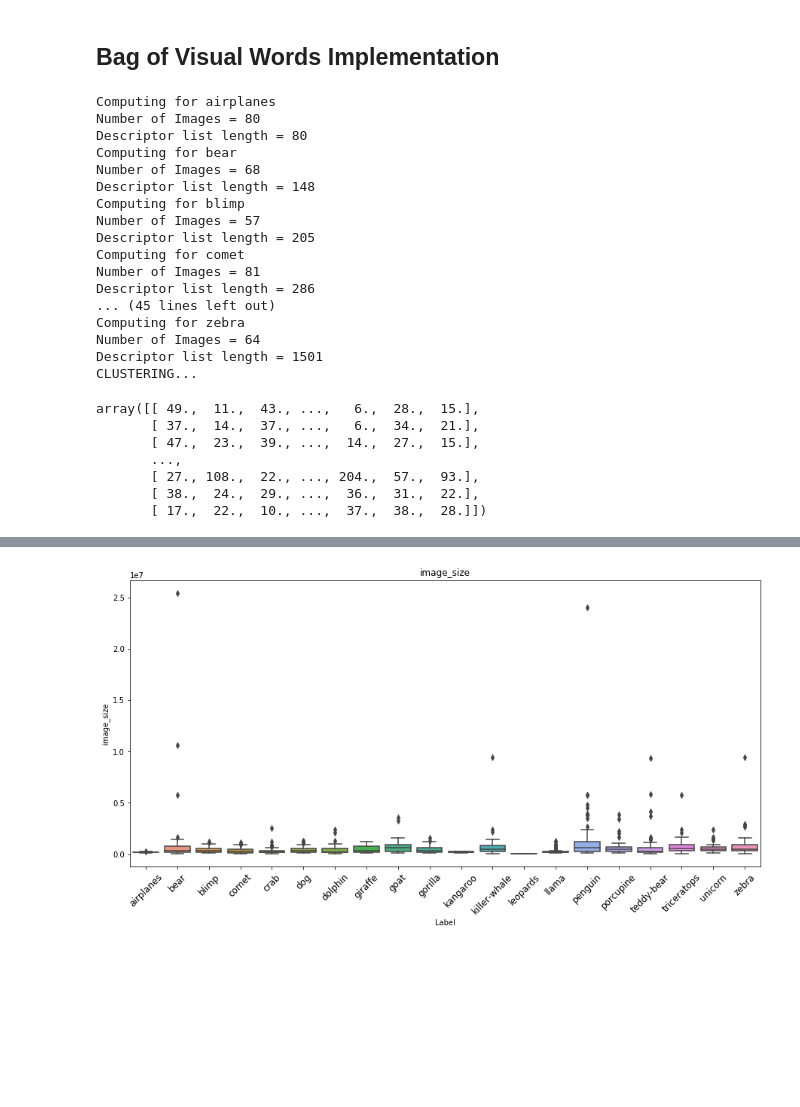
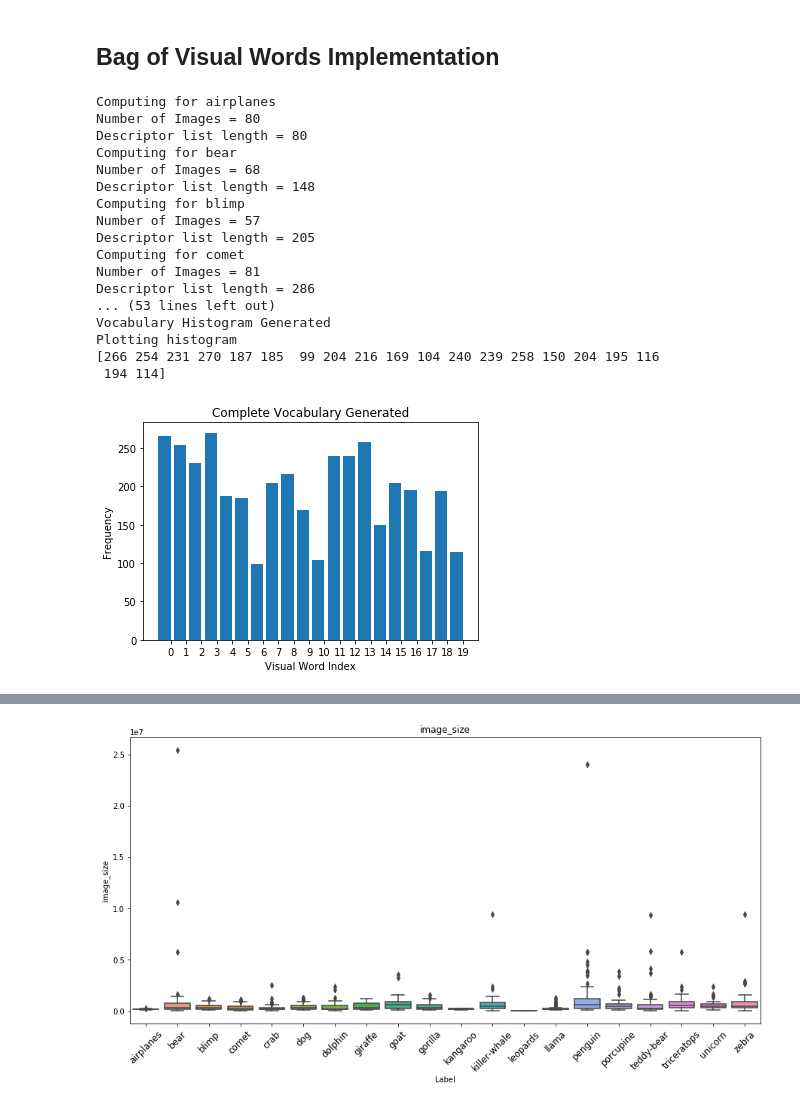
Before and after one commit to vikrantwd/Image_Classification, a Jupyter notebook: GradProject_NB2.ipynb, the cells around one changed output, grey strips where cells are left out. Saved outputs shown, nothing was run; the diff lists cells and outputs as text; code cells hidden in the pictures; blank space fills up the shorter version.

```diff
--- a/GradProject_NB2.ipynb
+++ b/GradProject_NB2.ipynb
@@ -361,7 +363,7 @@ def cluster(descriptor_vstack, kmeans_obj):
     print('CLUSTERING...')
     kmeans_ret = kmeans_obj.fit_predict(descriptor_vstack)
     print('FINISHED CLUSTERING')
-    return kmeans_ret
+    return (kmeans_ret, kmeans_obj)
 
 def developVocabulary(n_clusters, n_images, descriptor_list, kmeans_ret):
 
@@ -411,51 +413,42 @@ def standardize(mega_histogram):
 # %% [markdown]
 ## Bag of Visual Words Implementation
 # %%
-n_clusters = 10
-kmeans = KMeans(n_clusters = n_clusters)
+n_clusters = 20
+kmeans = KMeans(n_clusters = n_clusters, n_jobs = 2)
 sift = cv2.xfeatures2d.SIFT_create()
 
 descriptor_list = []
 
 for lbl in starting_data['Label'].unique():
     sub_df = starting_data[starting_data['Label'] == lbl]
     print(f'Computing for {lbl}')
     print(f'Number of Images = {len(sub_df)}')
     for img in sub_df['Pictures'].values:
         kp, des = features(img)
         descriptor_list.append(des)
     print(f'Descriptor list length = {len(descriptor_list)}')
 
 descriptor_vstack = formatND(descriptor_list)
-ret_kmeans = cluster(descriptor_vstack, kmeans)
+ret_kmeans, kmeans_pred = cluster(descriptor_vstack, kmeans)
 histo = developVocabulary(n_clusters, len(starting_data), descriptor_list, ret_kmeans)
 std_histo = standardize(histo)
 plotHist(std_histo, n_clusters)
 # %% [output]
 Computing for airplanes
 Number of Images = 80
 Descriptor list length = 80
 Computing for bear
 Number of Images = 68
 Descriptor list length = 148
 Computing for blimp
 Number of Images = 57
 Descriptor list length = 205
 Computing for comet
 Number of Images = 81
 Descriptor list length = 286
-... (45 lines left out)
-Computing for zebra
-Number of Images = 64
-Descriptor list length = 1501
-CLUSTERING...
+... (53 lines left out)
+Vocabulary Histogram Generated
+Plotting histogram
+[266 254 231 270 187 185  99 204 216 169 104 240 239 258 150 204 195 116
+ 194 114]
+[figure, added]
-# %%
-histo
-# %% [output]
-array([[ 49.,  11.,  43., ...,   6.,  28.,  15.],
-       [ 37.,  14.,  37., ...,   6.,  34.,  21.],
-       [ 47.,  23.,  39., ...,  14.,  27.,  15.],
-       ...,
-       [ 27., 108.,  22., ..., 204.,  57.,  93.],
-       [ 38.,  24.,  29., ...,  36.,  31.,  22.],
-       [ 17.,  22.,  10., ...,  37.,  38.,  28.]])
```
Also changed, not shown: parts of 5 cells of this notebook, 1 other file.
